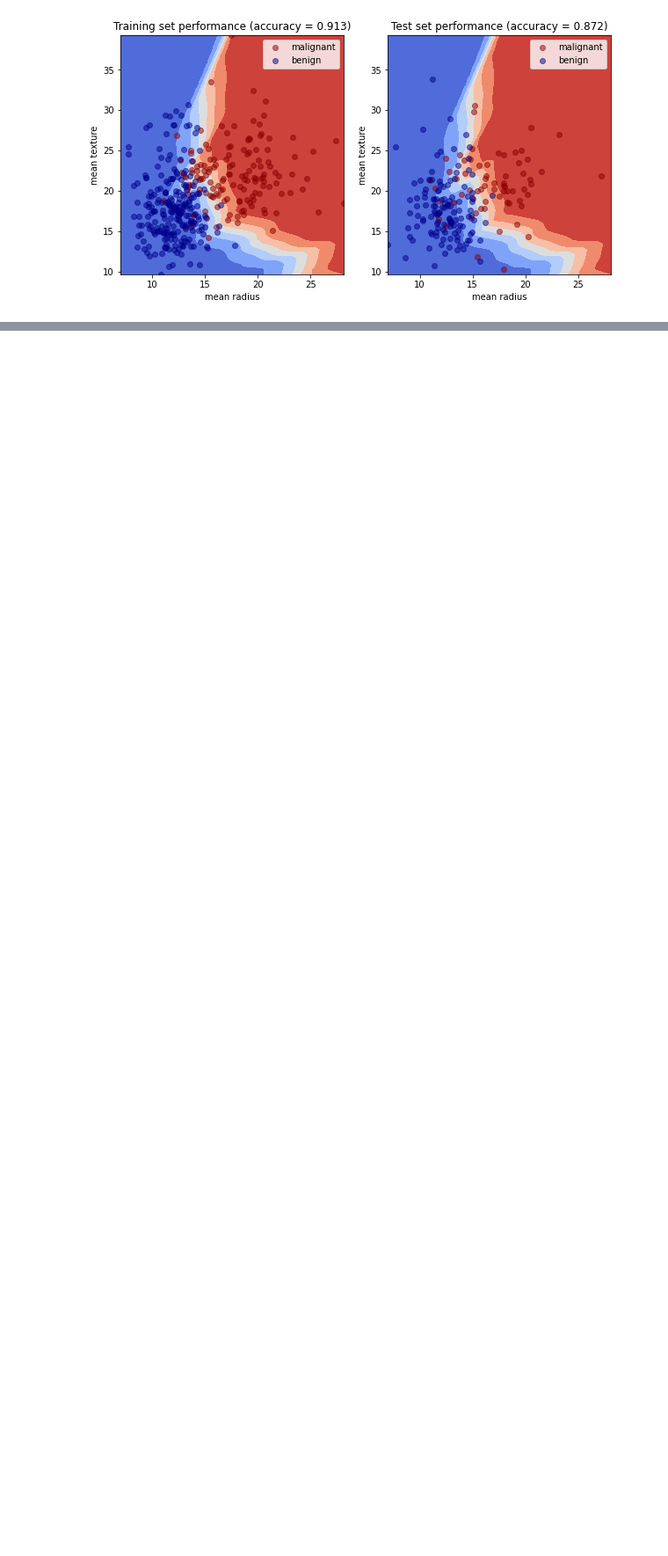
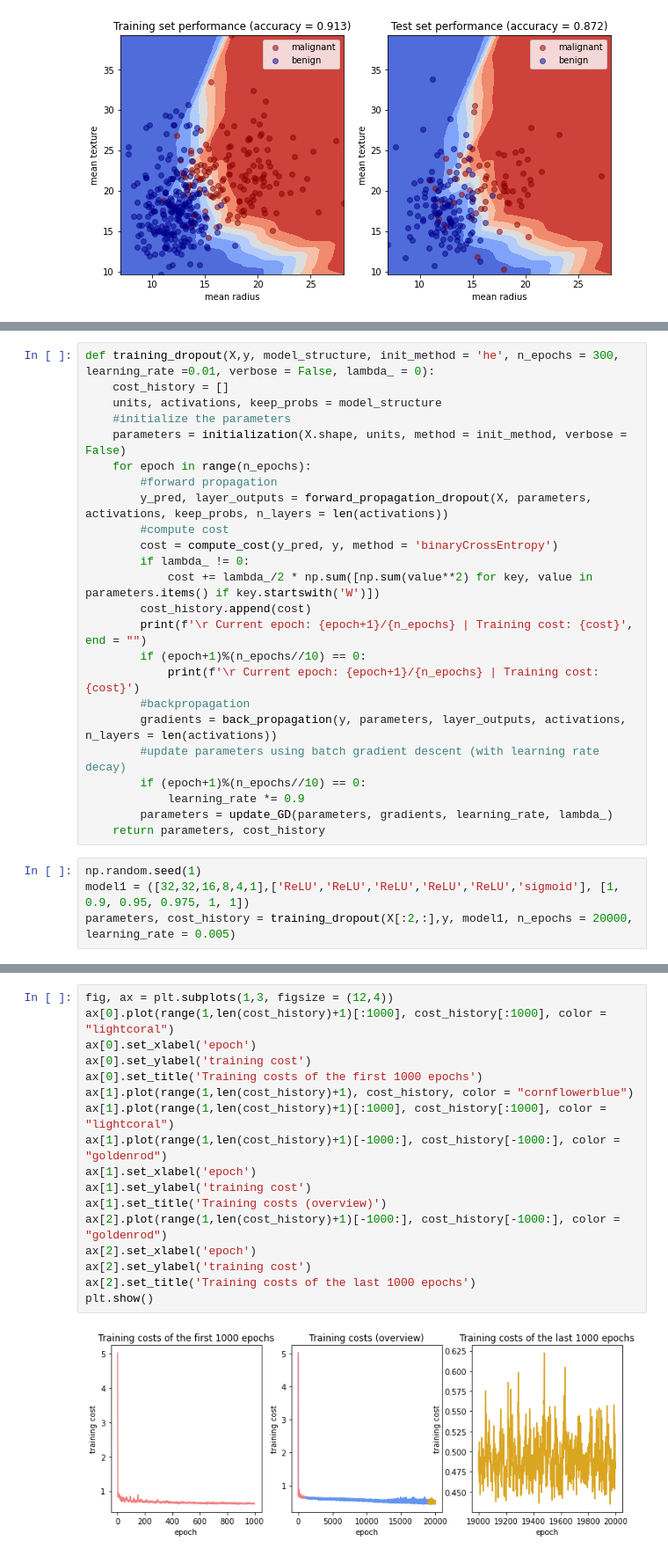
Before and after one commit to bingchen-wang/Machine-Learning-Notes, a Jupyter notebook: Machine Learning/Deep Learning/Feedforward neural networks/Numpy implementation.ipynb, the cells around one changed output, grey strips where cells are left out. Shown: that part at 88% size. Cells and saved outputs as stored; diff of their text form; blank space fills up the shorter version.

```diff
--- a/Machine Learning/Deep Learning/Feedforward neural networks/Numpy implementation.ipynb
+++ b/Machine Learning/Deep Learning/Feedforward neural networks/Numpy implementation.ipynb
@@ -273,0 +413,28 @@ plt.show()
+# %%
+def training_dropout(X,y, model_structure, init_method = 'he', n_epochs = 300, learning_rate =0.01, verbose = False, lambda_ = 0):
+    cost_history = []
+    units, activations, keep_probs = model_structure
+    #initialize the parameters
+    parameters = initialization(X.shape, units, method = init_method, verbose = False)
+    for epoch in range(n_epochs):
+        #forward propagation
+        y_pred, layer_outputs = forward_propagation_dropout(X, parameters, activations, keep_probs, n_layers = len(activations))
+        #compute cost
+        cost = compute_cost(y_pred, y, method = 'binaryCrossEntropy')
+        if lambda_ != 0:
+            cost += lambda_/2 * np.sum([np.sum(value**2) for key, value in parameters.items() if key.startswith('W')])
+        cost_history.append(cost)
+        print(f'\r Current epoch: {epoch+1}/{n_epochs} | Training cost: {cost}', end = "")
+        if (epoch+1)%(n_epochs//10) == 0:
+            print(f'\r Current epoch: {epoch+1}/{n_epochs} | Training cost: {cost}')
+        #backpropagation
+        gradients = back_propagation(y, parameters, layer_outputs, activations, n_layers = len(activations))
+        #update parameters using batch gradient descent (with learning rate decay)
+        if (epoch+1)%(n_epochs//10) == 0:
+            learning_rate *= 0.9
+        parameters = update_GD(parameters, gradients, learning_rate, lambda_)
+    return parameters, cost_history
+# %%
+np.random.seed(1)
+model1 = ([32,32,16,8,4,1],['ReLU','ReLU','ReLU','ReLU','ReLU','sigmoid'], [1, 0.9, 0.95, 0.975, 1, 1])
+parameters, cost_history = training_dropout(X[:2,:],y, model1, n_epochs = 20000, learning_rate = 0.005)
@@ -273,0 +453,19 @@ plt.show()
+# %%
+fig, ax = plt.subplots(1,3, figsize = (12,4))
+ax[0].plot(range(1,len(cost_history)+1)[:1000], cost_history[:1000], color = "lightcoral")
+ax[0].set_xlabel('epoch')
+ax[0].set_ylabel('training cost')
+ax[0].set_title('Training costs of the first 1000 epochs')
+ax[1].plot(range(1,len(cost_history)+1), cost_history, color = "cornflowerblue")
+ax[1].plot(range(1,len(cost_history)+1)[:1000], cost_history[:1000], color = "lightcoral")
+ax[1].plot(range(1,len(cost_history)+1)[-1000:], cost_history[-1000:], color = "goldenrod")
+ax[1].set_xlabel('epoch')
+ax[1].set_ylabel('training cost')
+ax[1].set_title('Training costs (overview)')
+ax[2].plot(range(1,len(cost_history)+1)[-1000:], cost_history[-1000:], color = "goldenrod")
+ax[2].set_xlabel('epoch')
+ax[2].set_ylabel('training cost')
+ax[2].set_title('Training costs of the last 1000 epochs')
+plt.show()
+# %% [output]
+[figure, added]
```
Also changed, not shown: parts of 20 cells of this notebook, 2 other files.
